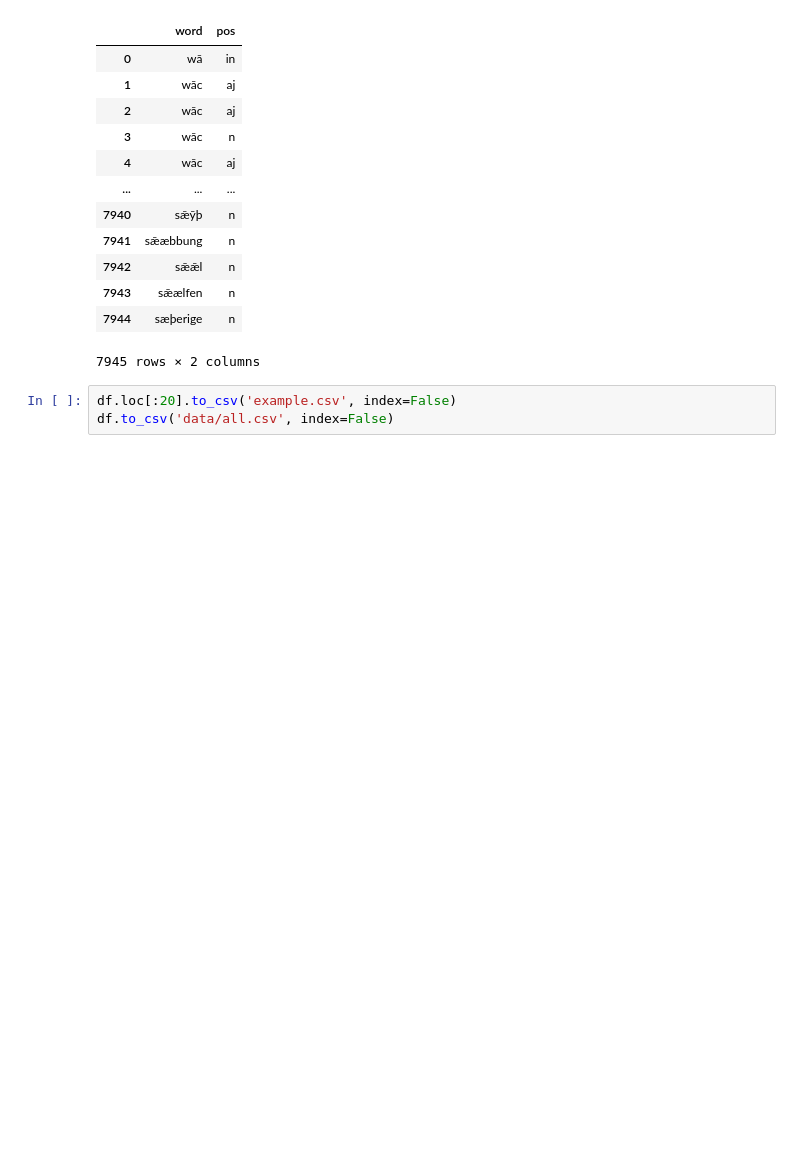
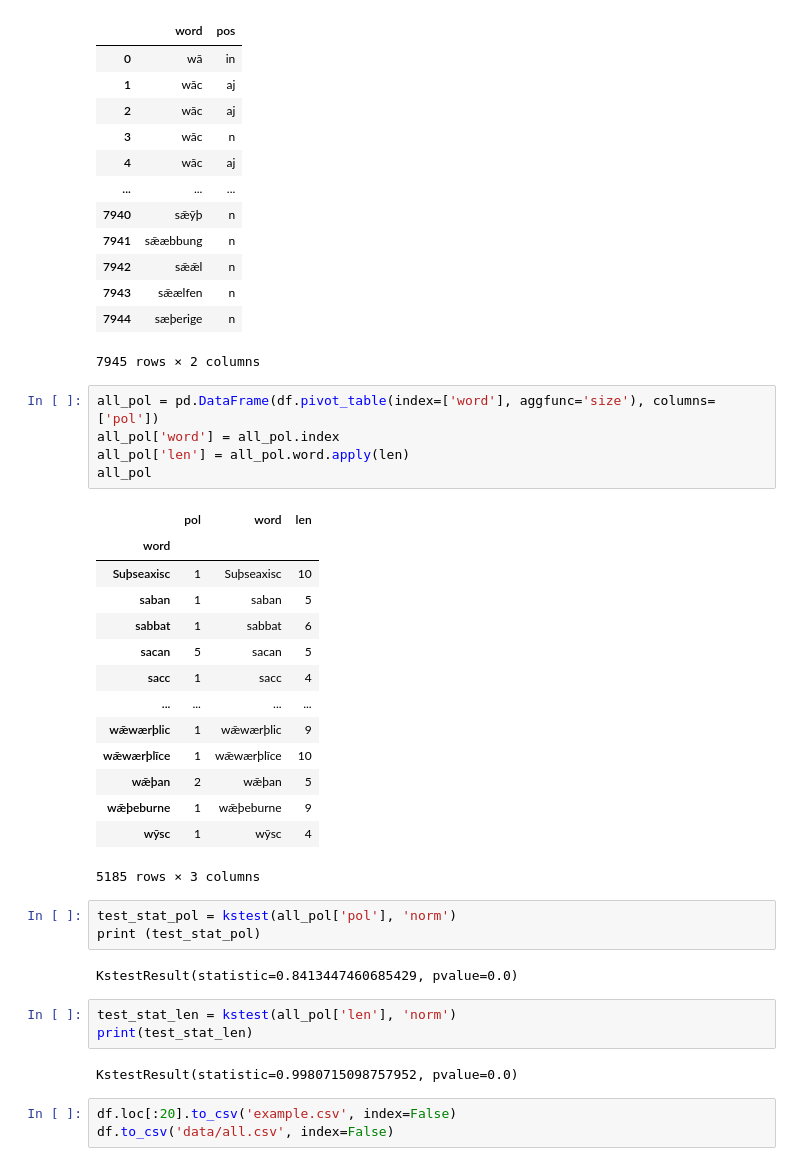
Before and after one commit to webnora/polysemy_1, a Jupyter notebook: calc.ipynb, the cells around one changed output. Saved outputs shown, nothing was run; the diff lists cells and outputs as text; blank space fills up the shorter version.

```diff
--- a/calc.ipynb
+++ b/calc.ipynb
@@ -26,6 +27,36 @@ df
 | 7943 | sǣælfen | n |
 | 7944 | sæþerige | n |
 7945 rows × 2 columns
+# %%
+all_pol = pd.DataFrame(df.pivot_table(index=['word'], aggfunc='size'), columns=['pol'])
+all_pol['word'] = all_pol.index
+all_pol['len'] = all_pol.word.apply(len)
+all_pol
+# %% [output]
+|  | pol | word | len |
+| word |  |  |  |
+| Suþseaxisc | 1 | Suþseaxisc | 10 |
+| saban | 1 | saban | 5 |
+| sabbat | 1 | sabbat | 6 |
+| sacan | 5 | sacan | 5 |
+| sacc | 1 | sacc | 4 |
+| ... | ... | ... | ... |
+| wǣwærþlic | 1 | wǣwærþlic | 9 |
+| wǣwærþlīce | 1 | wǣwærþlīce | 10 |
+| wǣþan | 2 | wǣþan | 5 |
+| wǣþeburne | 1 | wǣþeburne | 9 |
+| wȳsc | 1 | wȳsc | 4 |
+5185 rows × 3 columns
+# %%
+test_stat_pol = kstest(all_pol['pol'], 'norm')
+print (test_stat_pol)
+# %% [output]
+KstestResult(statistic=0.8413447460685429, pvalue=0.0)
+# %%
+test_stat_len = kstest(all_pol['len'], 'norm')
+print(test_stat_len)
+# %% [output]
+KstestResult(statistic=0.9980715098757952, pvalue=0.0)
 # %%
 df.loc[:20].to_csv('example.csv', index=False)
 df.to_csv('data/all.csv', index=False)
```
Also changed, not shown: parts of 4 cells of this notebook, 1 other file.
